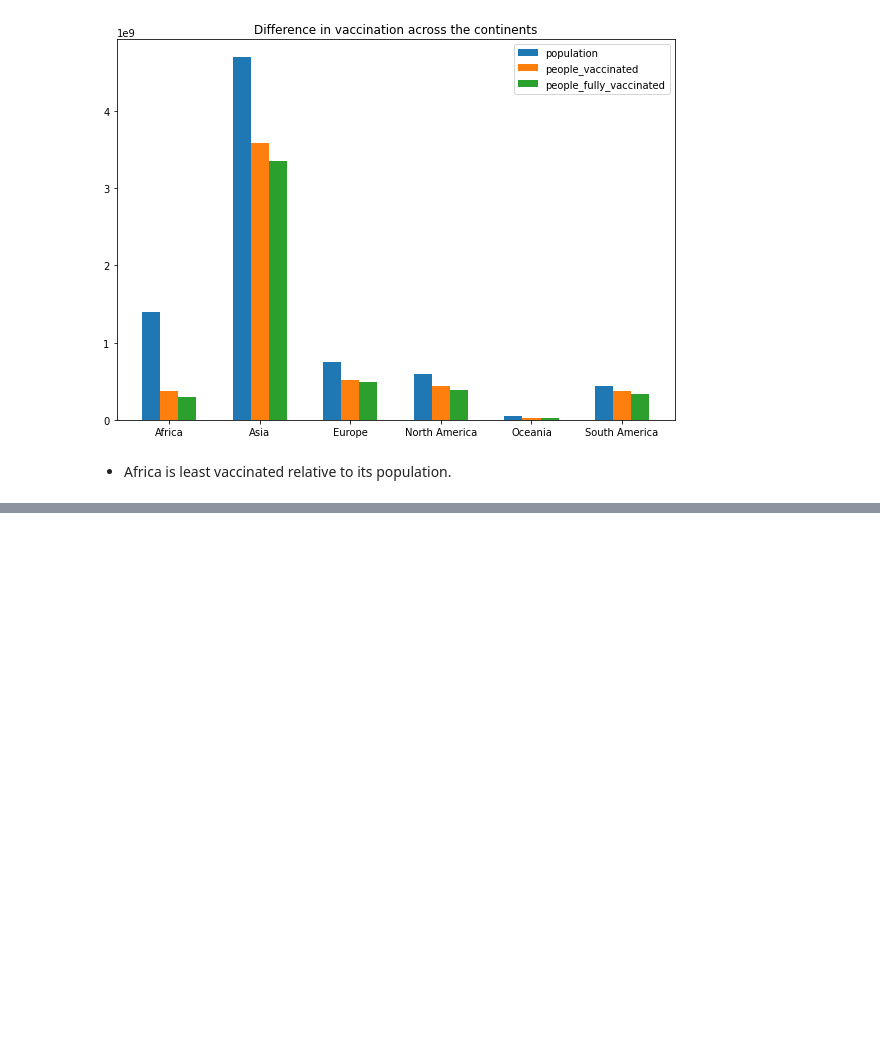
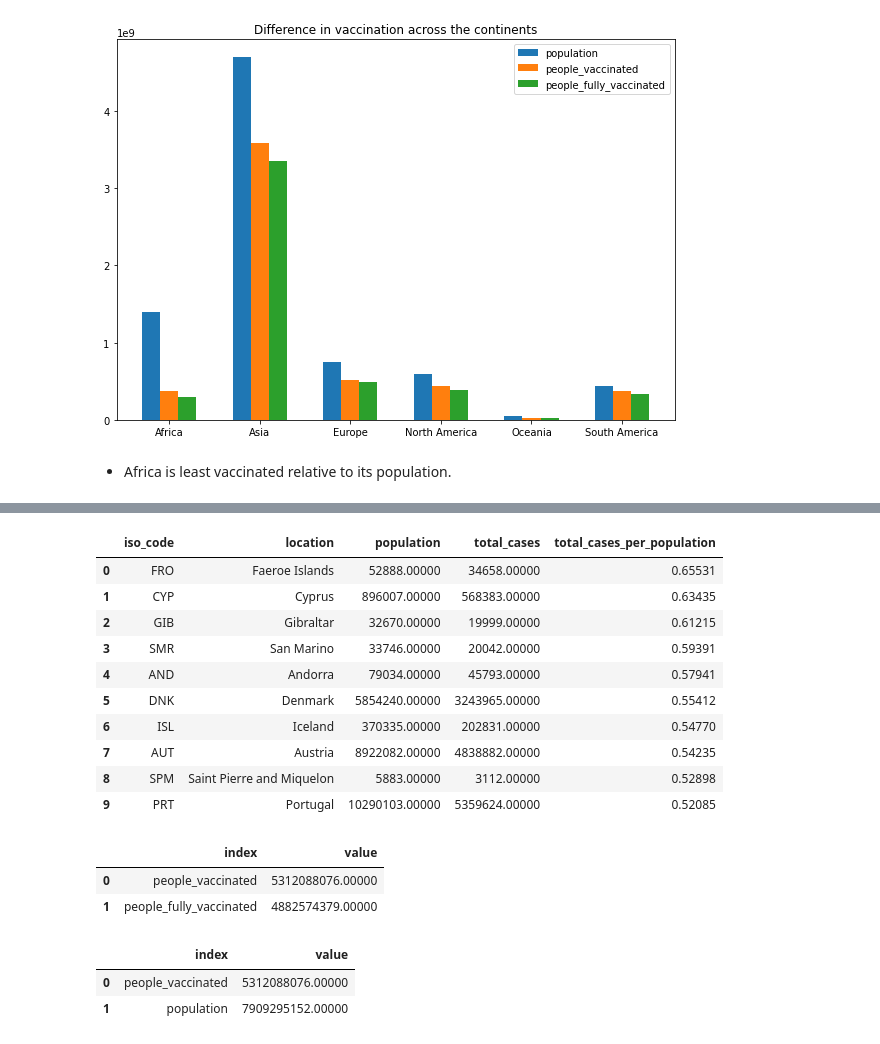
Before and after one commit to aaAbdulkadir/DataPortfolio, a Jupyter notebook: Exploratory Data Analysis/Covid ETL Pipeline V2.ipynb, the cells around one changed output, grey strips where cells are left out. Drawn from its saved outputs; the diff is of its cells as text; code cells hidden in the pictures; blank space fills up the shorter version.

```diff
--- a/Exploratory Data Analysis/Covid ETL Pipeline V2.ipynb
+++ b/Exploratory Data Analysis/Covid ETL Pipeline V2.ipynb
@@ -1089,0 +1074,31 @@ print('Dataset appended.')
+# %%
+f = population_table('total_cases')
+f
+# %% [output]
+|  | iso_code | location | population | total_cases | total_cases_per_population |
+| 0 | FRO | Faeroe Islands | 52888.00000 | 34658.00000 | 0.65531 |
+| 1 | CYP | Cyprus | 896007.00000 | 568383.00000 | 0.63435 |
+| 2 | GIB | Gibraltar | 32670.00000 | 19999.00000 | 0.61215 |
+| 3 | SMR | San Marino | 33746.00000 | 20042.00000 | 0.59391 |
+| 4 | AND | Andorra | 79034.00000 | 45793.00000 | 0.57941 |
+| 5 | DNK | Denmark | 5854240.00000 | 3243965.00000 | 0.55412 |
+| 6 | ISL | Iceland | 370335.00000 | 202831.00000 | 0.54770 |
+| 7 | AUT | Austria | 8922082.00000 | 4838882.00000 | 0.54235 |
+| 8 | SPM | Saint Pierre and Miquelon | 5883.00000 | 3112.00000 | 0.52898 |
+| 9 | PRT | Portugal | 10290103.00000 | 5359624.00000 | 0.52085 |
+# %%
+g = df.loc[df['iso_code'] == 'OWID_WRL', ['people_vaccinated', 'people_fully_vaccinated']].max()
+g = pd.DataFrame(g, columns=['value']).reset_index()
+g
+# %% [output]
+|  | index | value |
+| 0 | people_vaccinated | 5312088076.00000 |
+| 1 | people_fully_vaccinated | 4882574379.00000 |
+# %%
+h = df.loc[df['iso_code'] == 'OWID_WRL', ['people_vaccinated', 'population']].max()
+h = pd.DataFrame(h, columns=['value']).reset_index()
+h
+# %% [output]
+|  | index | value |
+| 0 | people_vaccinated | 5312088076.00000 |
+| 1 | population | 7909295152.00000 |
```
Also changed, not shown: parts of 158 cells of this notebook.
